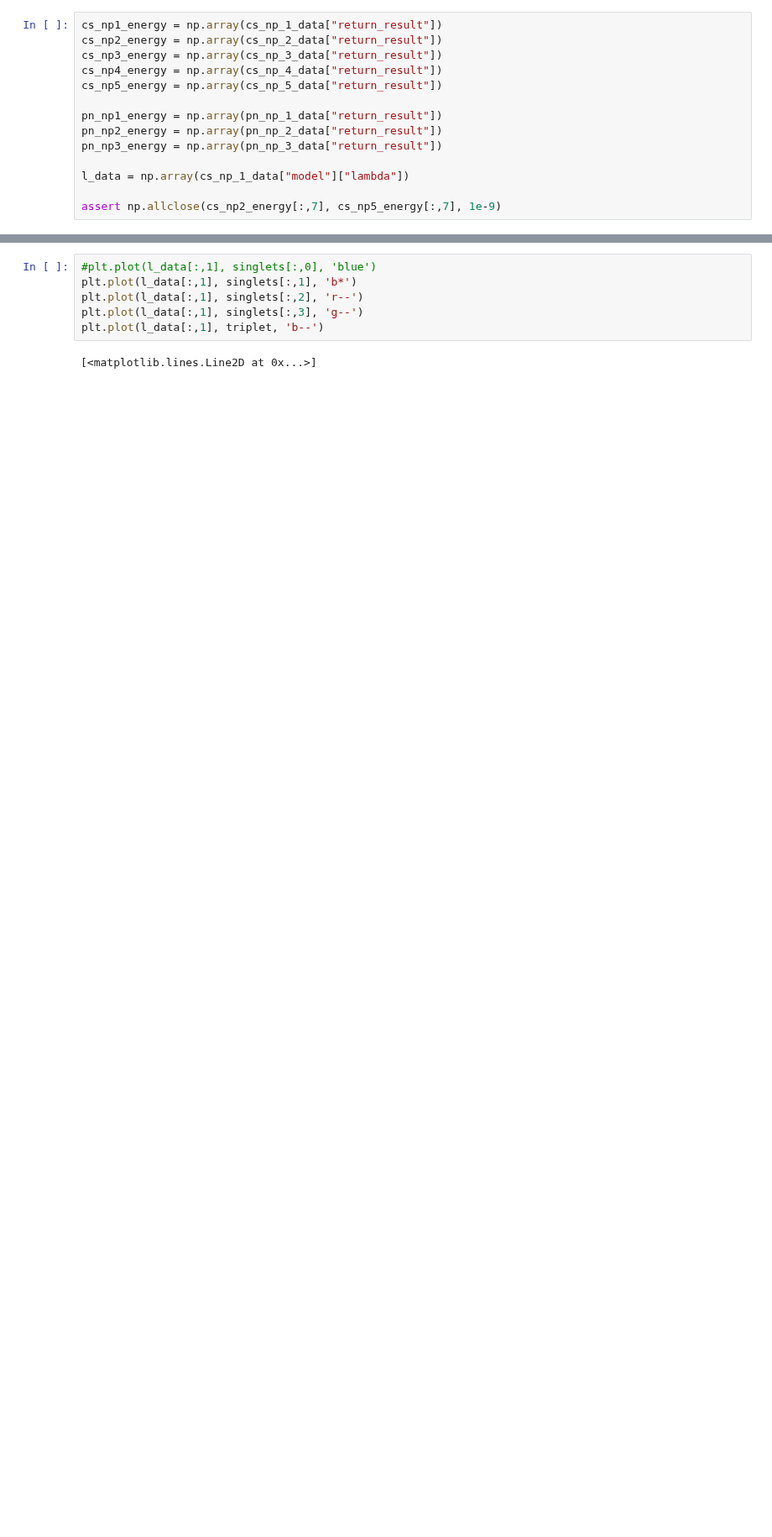
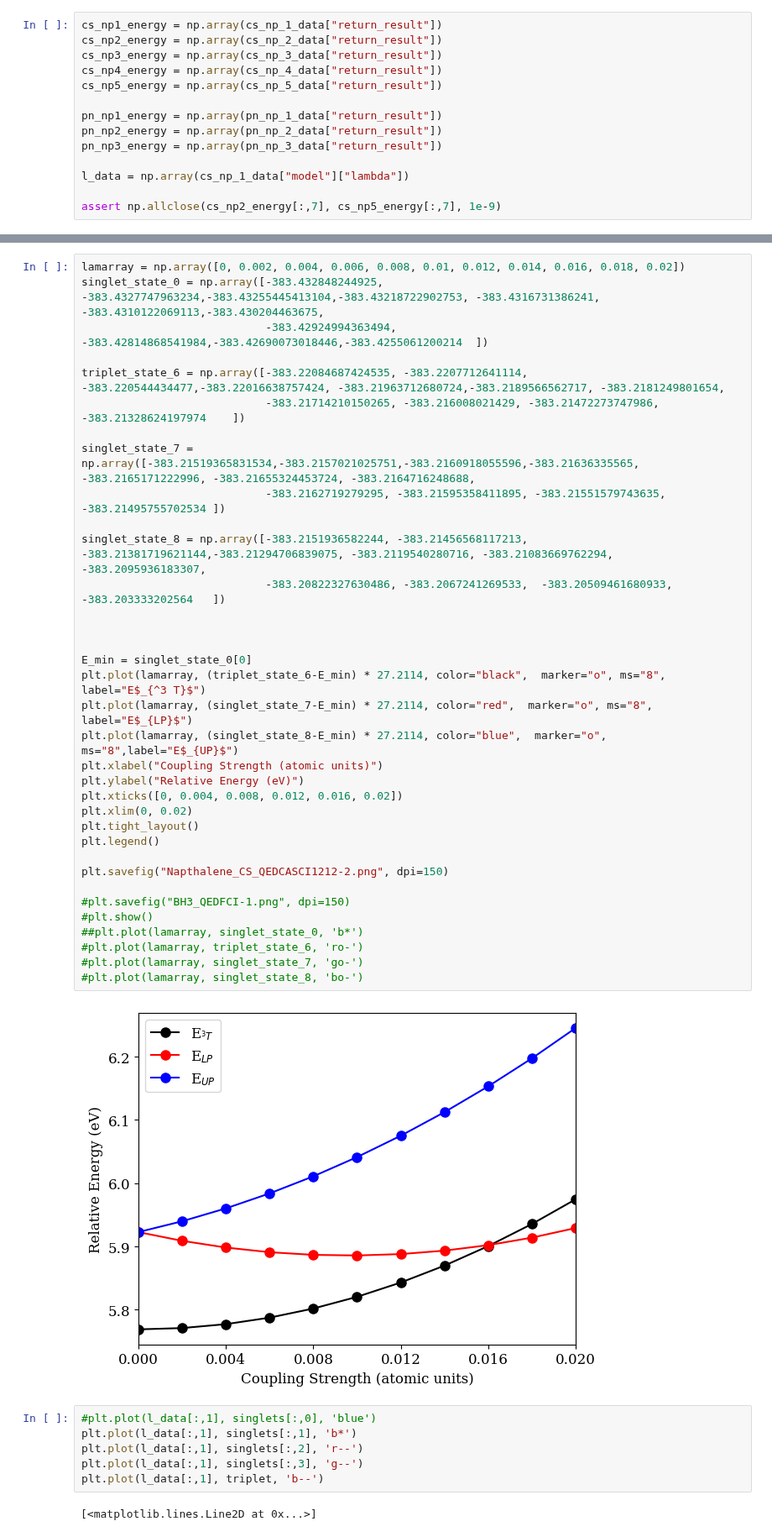
Before and after one commit to boss-bee/data_repository, a Jupyter notebook: json_scripts/napthelene.ipynb, the cells around one changed output, grey strips where cells are left out. Shown at 84% size. Saved outputs shown, nothing was run; the diff lists cells and outputs as text; blank space fills up the shorter version.

Commit message:
updated the napthalene files

```diff
--- a/json_scripts/napthelene.ipynb
+++ b/json_scripts/napthelene.ipynb
@@ -100,3 +100,40 @@ No artists with labels found to put in legend.  Note that artists whose label st
+# %%
+lamarray = np.array([0, 0.002, 0.004, 0.006, 0.008, 0.01, 0.012, 0.014, 0.016, 0.018, 0.02])
+singlet_state_0 = np.array([-383.432848244925, -383.4327747963234,-383.43255445413104,-383.43218722902753, -383.4316731386241, -383.4310122069113,-383.430204463675,
+                            -383.42924994363494,  -383.42814868541984,-383.42690073018446,-383.4255061200214  ])
+
+triplet_state_6 = np.array([-383.22084687424535, -383.2207712641114, -383.220544434477,-383.22016638757424, -383.21963712680724,-383.2189566562717, -383.2181249801654,
+                            -383.21714210150265, -383.216008021429, -383.21472273747986, -383.21328624197974    ])
+
+singlet_state_7 = np.array([-383.21519365831534,-383.2157021025751,-383.2160918055596,-383.21636335565, -383.2165171222996, -383.21655324453724, -383.2164716248688,
+                            -383.2162719279295, -383.21595358411895, -383.21551579743635, -383.21495755702534 ])
+
+singlet_state_8 = np.array([-383.2151936582244, -383.21456568117213, -383.21381719621144,-383.21294706839075, -383.2119540280716, -383.21083669762294, -383.2095936183307,
+                            -383.20822327630486, -383.2067241269533,  -383.20509461680933, -383.203333202564   ])
+
+
+
+E_min = singlet_state_0[0]
+plt.plot(lamarray, (triplet_state_6-E_min) * 27.2114, color="black",  marker="o", ms="8", label="E$_{^3 T}$")
+plt.plot(lamarray, (singlet_state_7-E_min) * 27.2114, color="red",  marker="o", ms="8", label="E$_{LP}$")
+plt.plot(lamarray, (singlet_state_8-E_min) * 27.2114, color="blue",  marker="o", ms="8",label="E$_{UP}$")
+plt.xlabel("Coupling Strength (atomic units)")
+plt.ylabel("Relative Energy (eV)")
+plt.xticks([0, 0.004, 0.008, 0.012, 0.016, 0.02])
+plt.xlim(0, 0.02)
+plt.tight_layout()
+plt.legend()
+
+plt.savefig("Napthalene_CS_QEDCASCI1212-2.png", dpi=150)
+
+#plt.savefig("BH3_QEDFCI-1.png", dpi=150)
+#plt.show()
+##plt.plot(lamarray, singlet_state_0, 'b*')
+#plt.plot(lamarray, triplet_state_6, 'ro-')
+#plt.plot(lamarray, singlet_state_7, 'go-')
+#plt.plot(lamarray, singlet_state_8, 'bo-')
+# %% [output]
+[figure, added]
 # %%
 #plt.plot(l_data[:,1], singlets[:,0], 'blue')
 plt.plot(l_data[:,1], singlets[:,1], 'b*')
```
Also changed, not shown: parts of 2 cells of this notebook, 1 other file.
